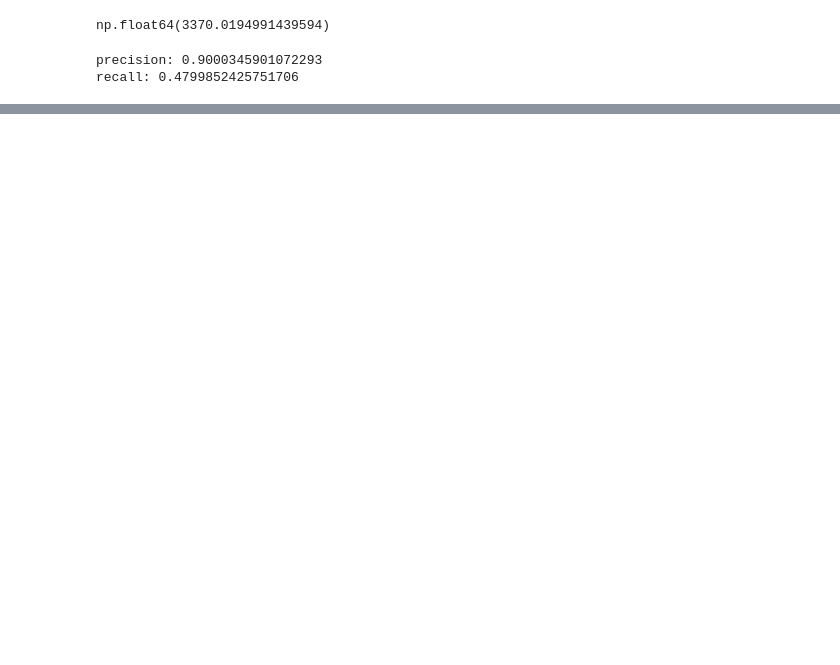
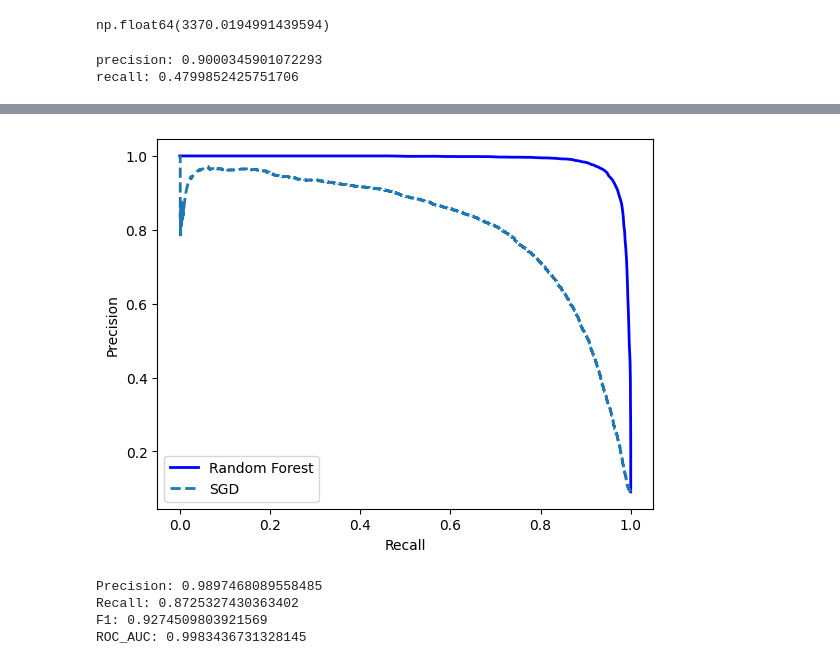
Before and after one commit to seshouan/Hands_on_ML, a Jupyter notebook: classification.ipynb, the cells around one changed output, grey strips where cells are left out. Cells and saved outputs as stored; diff of their text form; code cells hidden in the pictures; blank space fills up the shorter version.

```diff
--- a/classification.ipynb
+++ b/classification.ipynb
@@ -161,0 +200,24 @@ recall: 0.4799852425751706
+# %%
+# plot the PR curve for the 2 classifiers
+y_scores_forest = y_probas_forest[:, 1]
+precisions_forest, recalls_forest, thresholds_forest = precision_recall_curve(y_train_5, y_scores_forest)
+plt.plot(recalls_forest, precisions_forest, 'b-', linewidth=2, label='Random Forest')
+plt.plot(recalls, precisions, '--', linewidth=2, label='SGD')
+plt.xlabel('Recall')
+plt.ylabel('Precision')
+plt.legend()
+plt.show()
+# %% [output]
+[figure, added]
+# %%
+# show the random forest classifier's performance scores
+y_train_pred_forest = y_probas_forest[:, 1] >= 0.5
+print(f'Precision: {precision_score(y_train_5, y_train_pred_forest)}')
+print(f'Recall: {recall_score(y_train_5, y_train_pred_forest)}')
+print(f'F1: {f1_score(y_train_5, y_train_pred_forest)}')
+print(f'ROC_AUC: {roc_auc_score(y_train_5, y_scores_forest)}')
+# %% [output]
+Precision: 0.9897468089558485
+Recall: 0.8725327430363402
+F1: 0.9274509803921569
+ROC_AUC: 0.9983436731328145
```
Also changed, not shown: parts of 4 cells of this notebook.
